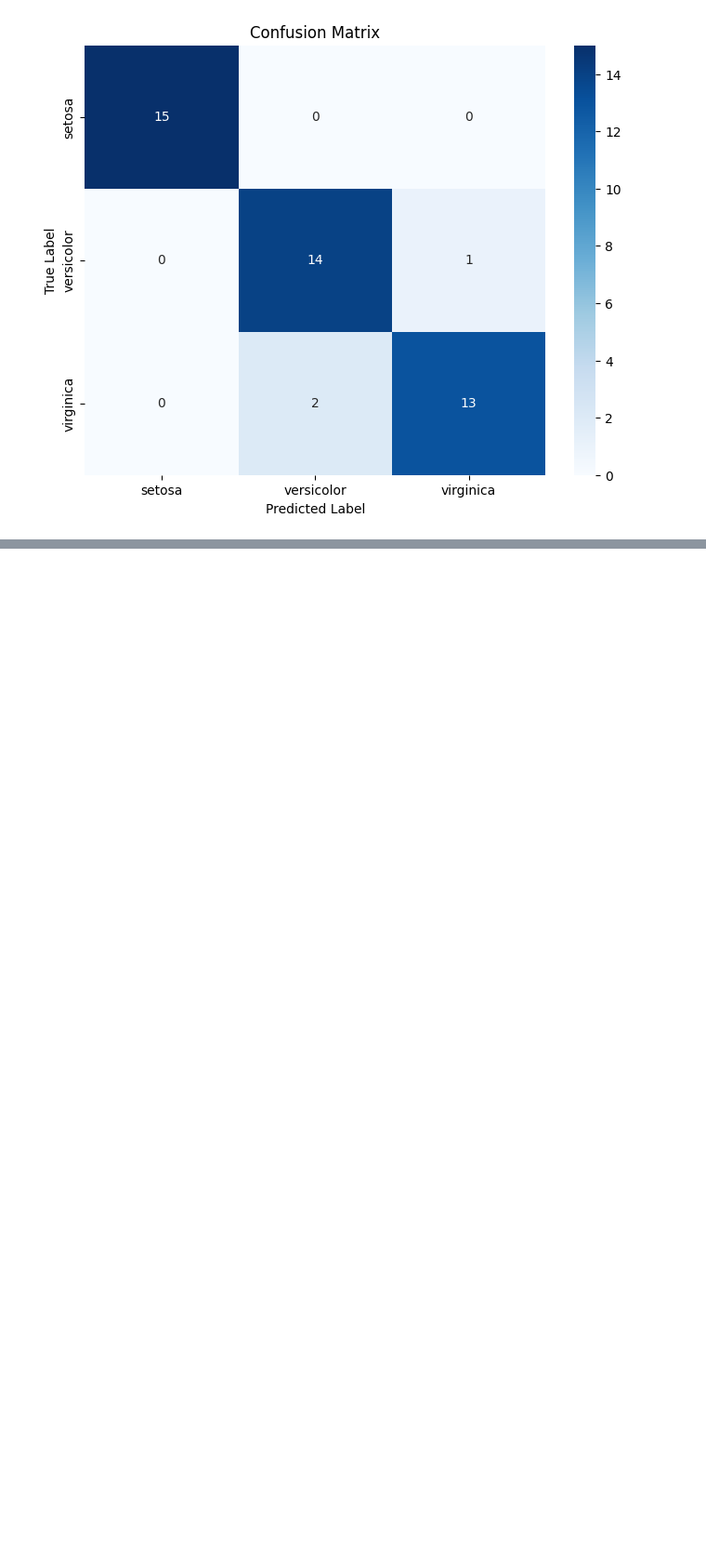
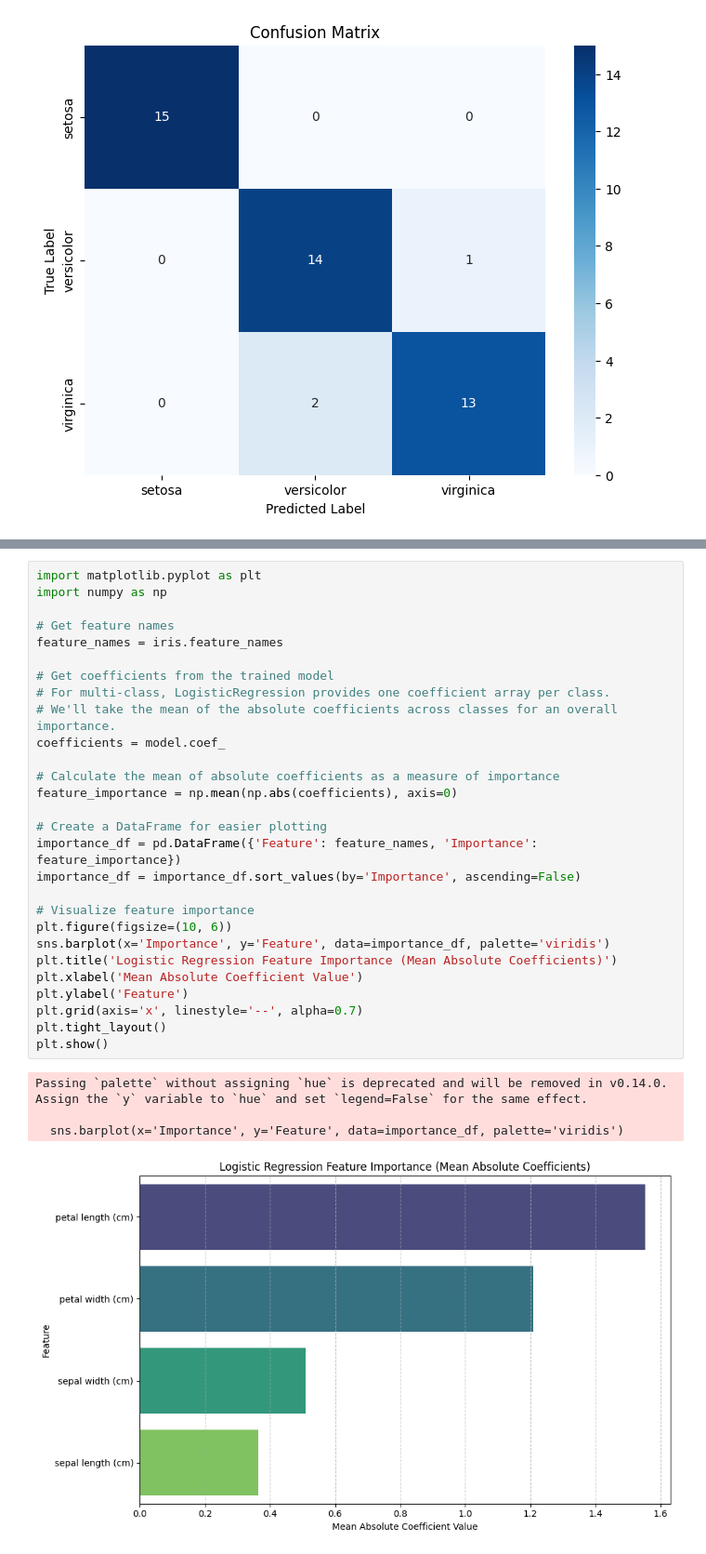
Before and after one commit to amit-sahu-a11y/ML_projects_for_practice, a Jupyter notebook: model_training4.ipynb, the cells around one changed output, grey strips where cells are left out. Shown at 93% size. Saved outputs shown, nothing was run; the diff lists cells and outputs as text; blank space fills up the shorter version.

Commit message:
Visualize feature importance for the Logistic Regression model

```diff
--- a/model_training4.ipynb
+++ b/model_training4.ipynb
@@ -100,0 +125,33 @@ plt.show()
+# %%
+import matplotlib.pyplot as plt
+import numpy as np
+
+# Get feature names
+feature_names = iris.feature_names
+
+# Get coefficients from the trained model
+# For multi-class, LogisticRegression provides one coefficient array per class.
+# We'll take the mean of the absolute coefficients across classes for an overall importance.
+coefficients = model.coef_
+
+# Calculate the mean of absolute coefficients as a measure of importance
+feature_importance = np.mean(np.abs(coefficients), axis=0)
+
+# Create a DataFrame for easier plotting
+importance_df = pd.DataFrame({'Feature': feature_names, 'Importance': feature_importance})
+importance_df = importance_df.sort_values(by='Importance', ascending=False)
+
+# Visualize feature importance
+plt.figure(figsize=(10, 6))
+sns.barplot(x='Importance', y='Feature', data=importance_df, palette='viridis')
+plt.title('Logistic Regression Feature Importance (Mean Absolute Coefficients)')
+plt.xlabel('Mean Absolute Coefficient Value')
+plt.ylabel('Feature')
+plt.grid(axis='x', linestyle='--', alpha=0.7)
+plt.tight_layout()
+plt.show()
+# %% [output]
+Passing `palette` without assigning `hue` is deprecated and will be removed in v0.14.0. Assign the `y` variable to `hue` and set `legend=False` for the same effect.
+
+  sns.barplot(x='Importance', y='Feature', data=importance_df, palette='viridis')
+[figure, added]
```
Also changed, not shown: parts of 3 cells of this notebook.
